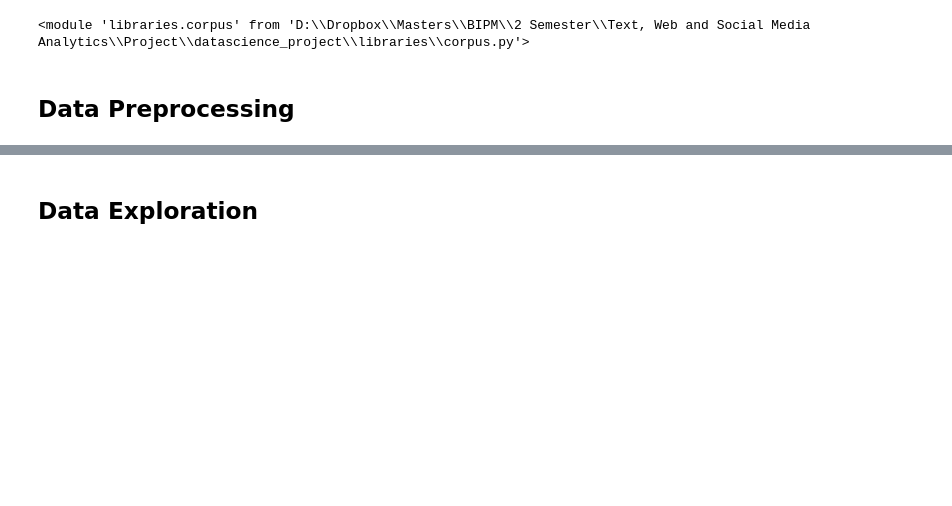
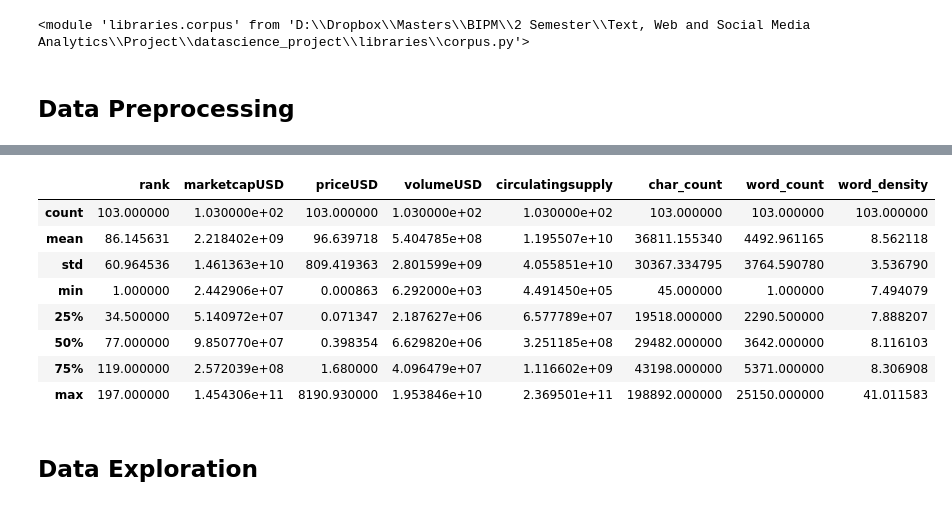
Before and after one commit to luisdiegocm/HWR_DataScience_Project, a Jupyter notebook: notebooks/0- Exploration.ipynb, the cells around one changed output, grey strips where cells are left out. Drawn from its saved outputs; the diff is of its cells as text; code cells hidden in the pictures; blank space fills up the shorter version.

```diff
--- a/notebooks/0- Exploration.ipynb
+++ b/notebooks/0- Exploration.ipynb
@@ -154,0 +181,4 @@ df[pd.isnull(df['rank'])]
+# %%
+df['char_count'] = df['text'].apply(len)
+df['word_count'] = df['text'].apply(lambda x: len(x.split()))
+df['word_density'] = df['char_count'] / (df['word_count']+1)
@@ -155,3 +194,15 @@ df[pd.isnull(df['rank'])]
+# %%
+df.describe()
+# %% [output]
+|  | rank | marketcapUSD | priceUSD | volumeUSD | circulatingsupply | char_count | word_count | word_density |
+| count | 103.000000 | 1.030000e+02 | 103.000000 | 1.030000e+02 | 1.030000e+02 | 103.000000 | 103.000000 | 103.000000 |
+| mean | 86.145631 | 2.218402e+09 | 96.639718 | 5.404785e+08 | 1.195507e+10 | 36811.155340 | 4492.961165 | 8.562118 |
+| std | 60.964536 | 1.461363e+10 | 809.419363 | 2.801599e+09 | 4.055851e+10 | 30367.334795 | 3764.590780 | 3.536790 |
+| min | 1.000000 | 2.442906e+07 | 0.000863 | 6.292000e+03 | 4.491450e+05 | 45.000000 | 1.000000 | 7.494079 |
+| 25% | 34.500000 | 5.140972e+07 | 0.071347 | 2.187627e+06 | 6.577789e+07 | 19518.000000 | 2290.500000 | 7.888207 |
+| 50% | 77.000000 | 9.850770e+07 | 0.398354 | 6.629820e+06 | 3.251185e+08 | 29482.000000 | 3642.000000 | 8.116103 |
+| 75% | 119.000000 | 2.572039e+08 | 1.680000 | 4.096479e+07 | 1.116602e+09 | 43198.000000 | 5371.000000 | 8.306908 |
+| max | 197.000000 | 1.454306e+11 | 8190.930000 | 1.953846e+10 | 2.369501e+11 | 198892.000000 | 25150.000000 | 41.011583 |
 # %% [markdown]
 ## Data Exploration
 # %%
```
Also changed, not shown: parts of 15 cells of this notebook, 8 other files.
